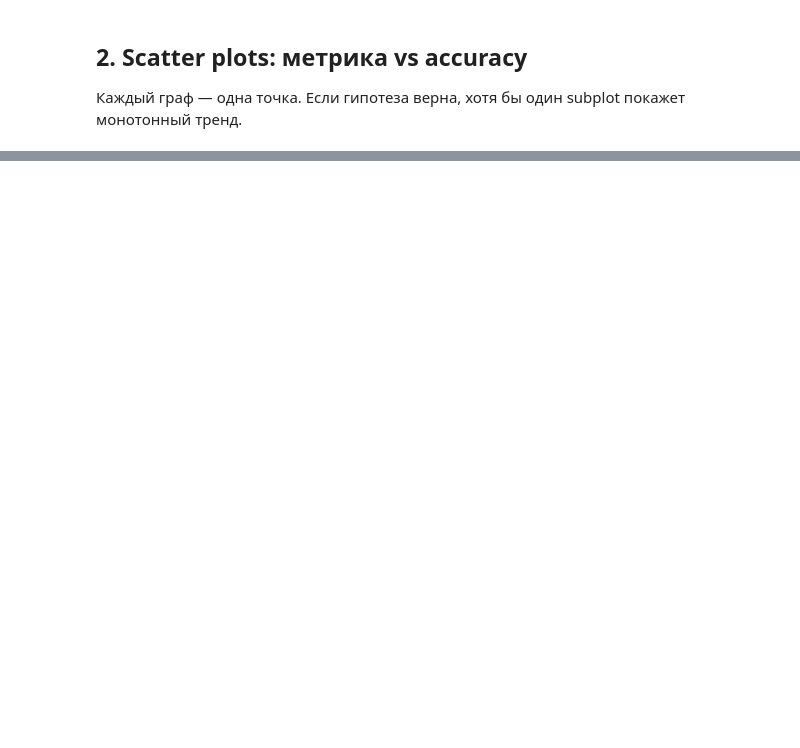
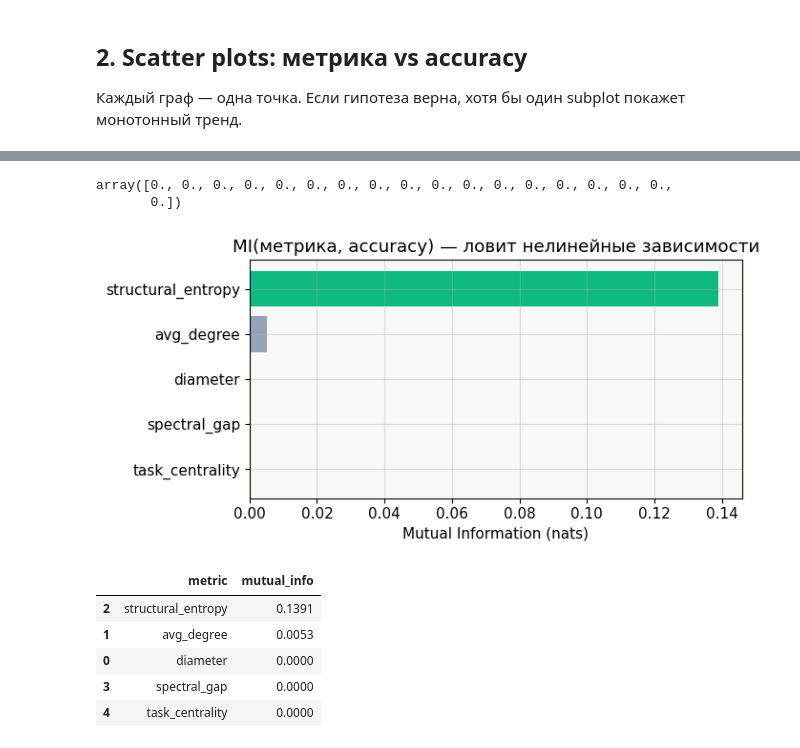
Before and after one commit to Floly/mas_topology_estimator, a Jupyter notebook: notebook/analysis.ipynb, the cells around one changed output, grey strips where cells are left out. Saved outputs shown, nothing was run; the diff lists cells and outputs as text; code cells hidden in the pictures; blank space fills up the shorter version.

```diff
--- a/notebook/analysis.ipynb
+++ b/notebook/analysis.ipynb
@@ -221,0 +277,35 @@ corr_df
+# %%
+x
+# %% [output]
+array([0., 0., 0., 0., 0., 0., 0., 0., 0., 0., 0., 0., 0., 0., 0., 0., 0.,
+       0.])
+# %%
+from sklearn.feature_selection import mutual_info_regression
+
+mi_rows = []
+for metric in METRIC_COLS:
+    x = df[[metric]].values
+    y = df["accuracy"].values
+    mi = mutual_info_regression(x, y, random_state=42)[0]# if np.std(x) > 0 else 0.0
+    mi_rows.append({"metric": metric, "mutual_info": round(mi, 4)})
+
+mi_df = pd.DataFrame(mi_rows).sort_values("mutual_info", ascending=False)
+
+fig, ax = plt.subplots(figsize=(7, 3.5))
+colors = ["#10b981" if v >= 0.05 else "#94a3b8" for v in mi_df["mutual_info"]]
+ax.barh(mi_df["metric"], mi_df["mutual_info"], color=colors)
+ax.set_xlabel("Mutual Information (nats)")
+ax.set_title("MI(метрика, accuracy) — ловит нелинейные зависимости")
+ax.invert_yaxis()
+plt.tight_layout()
+plt.savefig("../results/mutual_info.png", dpi=120, bbox_inches="tight")
+plt.show()
+display(mi_df)
+# %% [output]
+[figure, added]
+|  | metric | mutual_info |
+| 2 | structural_entropy | 0.1391 |
+| 1 | avg_degree | 0.0053 |
+| 0 | diameter | 0.0000 |
+| 3 | spectral_gap | 0.0000 |
+| 4 | task_centrality | 0.0000 |
```
Also changed, not shown: parts of 17 cells of this notebook.
